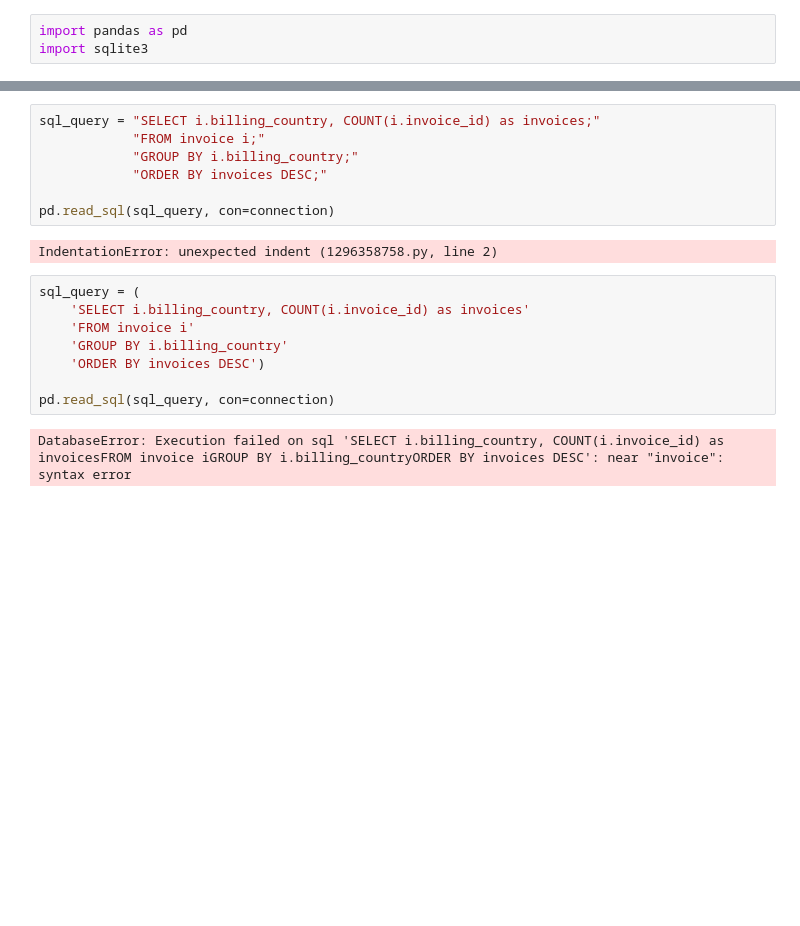
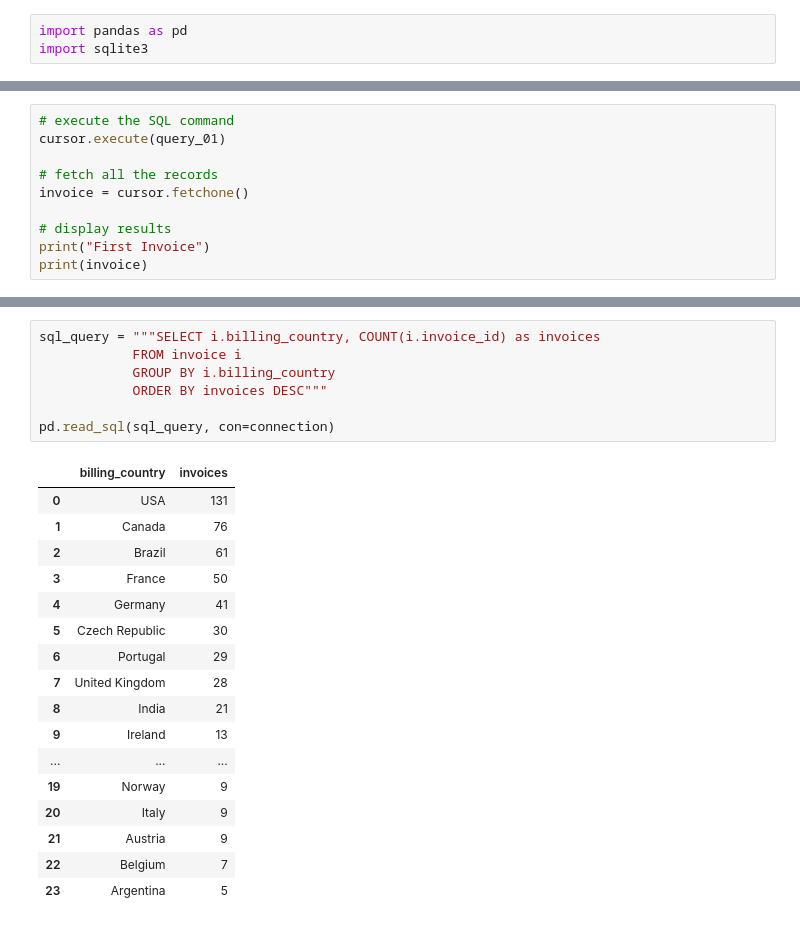
Before and after one commit to fedfioravanti/Business-Analytics-with-SQL-and-PowerBI, a Jupyter notebook: notebooks/Interacting-with-SQLite-using-Python.ipynb, the cells around one changed output, grey strips where cells are left out. Drawn from its saved outputs; the diff is of its cells as text; blank space fills up the shorter version.

Commit message:
nb execute update

```diff
--- a/notebooks/Interacting-with-SQLite-using-Python.ipynb
+++ b/notebooks/Interacting-with-SQLite-using-Python.ipynb
@@ -53,0 +86,10 @@ for invoice in all_invoice:
+# %%
+# execute the SQL command
+cursor.execute(query_01)
+
+# fetch all the records
+invoice = cursor.fetchone()
+
+# display results
+print("First Invoice")
+print(invoice)
@@ -54,19 +133,25 @@ for invoice in all_invoice:
 # %%
-sql_query = "SELECT i.billing_country, COUNT(i.invoice_id) as invoices;"
-            "FROM invoice i;"
-            "GROUP BY i.billing_country;"
-            "ORDER BY invoices DESC;"
+sql_query = """SELECT i.billing_country, COUNT(i.invoice_id) as invoices
+            FROM invoice i
+            GROUP BY i.billing_country
+            ORDER BY invoices DESC"""
 
 pd.read_sql(sql_query, con=connection)
 # %% [output]
-IndentationError: unexpected indent (1296358758.py, line 2)
+|  | billing_country | invoices |
+| 0 | USA | 131 |
+| 1 | Canada | 76 |
+| 2 | Brazil | 61 |
+| 3 | France | 50 |
+| 4 | Germany | 41 |
+| 5 | Czech Republic | 30 |
+| 6 | Portugal | 29 |
+| 7 | United Kingdom | 28 |
+| 8 | India | 21 |
+| 9 | Ireland | 13 |
+| ... | ... | ... |
+| 19 | Norway | 9 |
+| 20 | Italy | 9 |
+| 21 | Austria | 9 |
+| 22 | Belgium | 7 |
+| 23 | Argentina | 5 |
-# %%
-sql_query = (
-    'SELECT i.billing_country, COUNT(i.invoice_id) as invoices'
-    'FROM invoice i'
-    'GROUP BY i.billing_country'
-    'ORDER BY invoices DESC')
-
-pd.read_sql(sql_query, con=connection)
-# %% [output]
-DatabaseError: Execution failed on sql 'SELECT i.billing_country, COUNT(i.invoice_id) as invoicesFROM invoice iGROUP BY i.billing_countryORDER BY invoices DESC': near "invoice": syntax error
```
Also changed, not shown: parts of 12 cells of this notebook.
